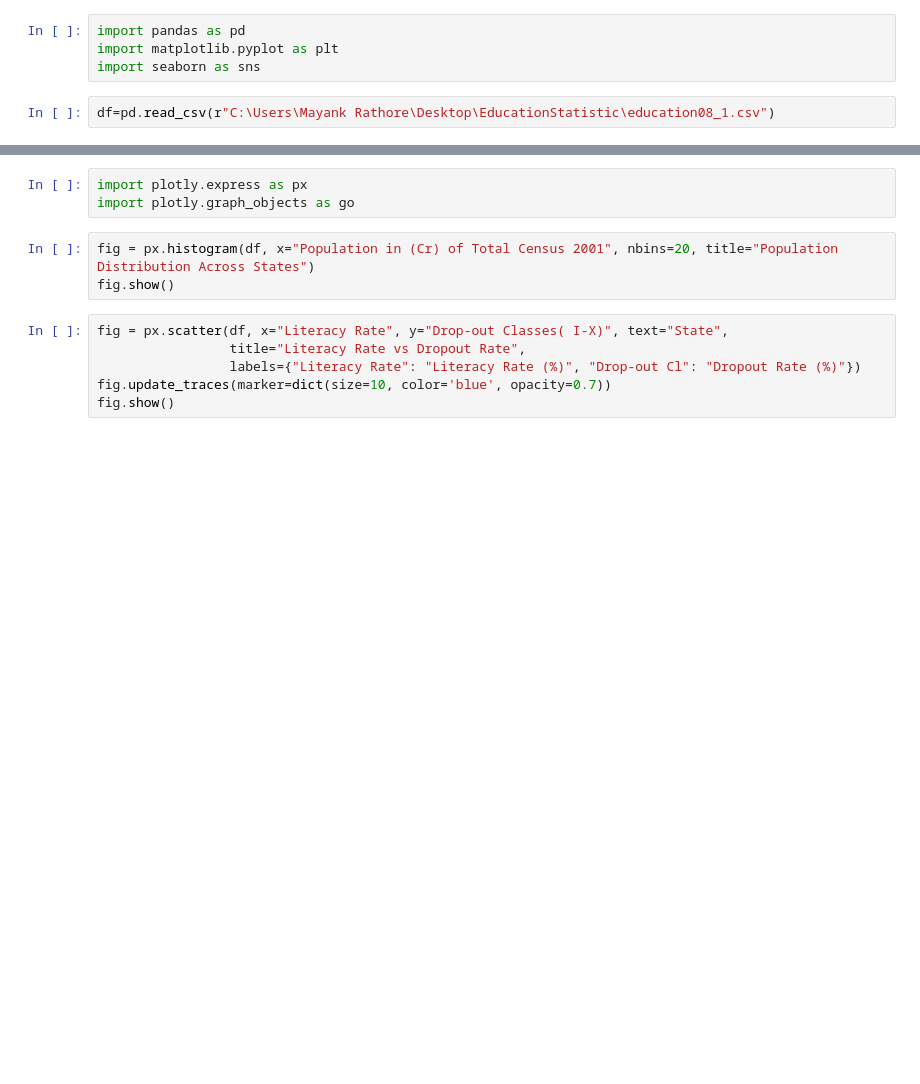
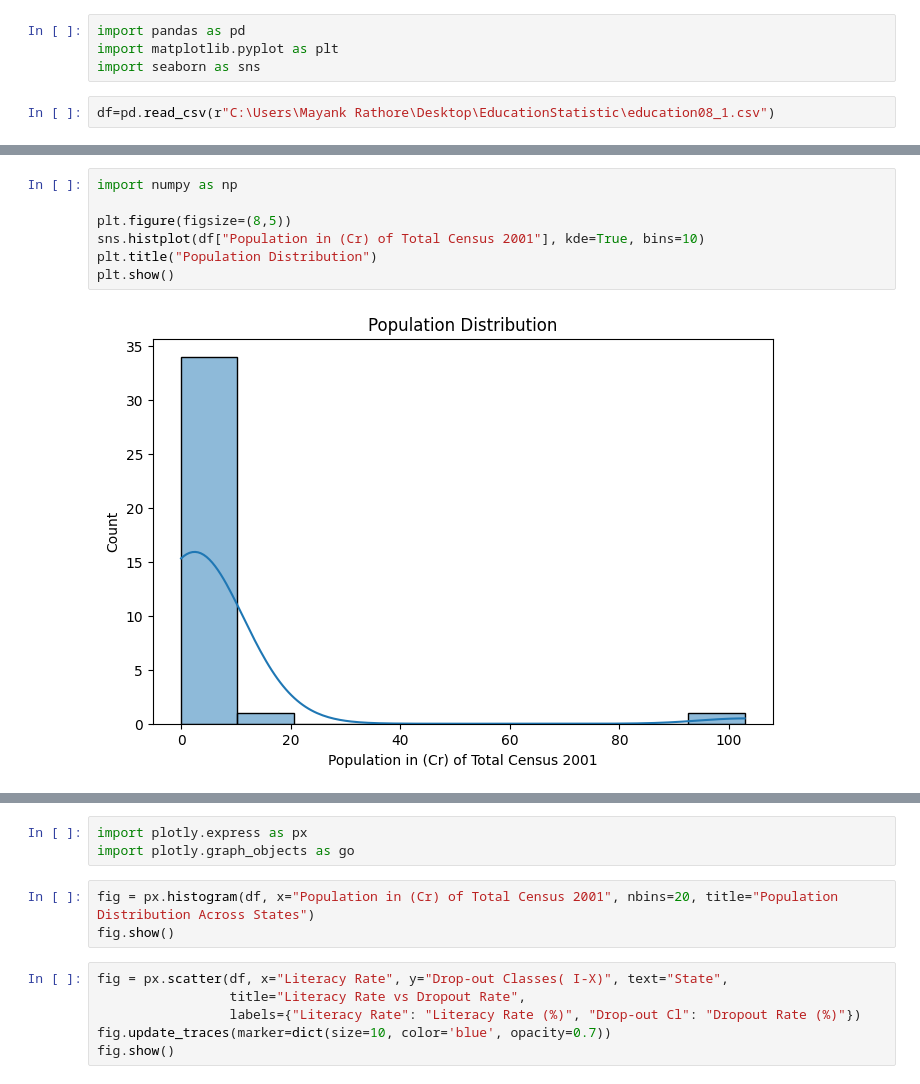
Before and after one commit to Mayank4543/Educationstatistic, a Jupyter notebook: Education.ipynb, the cells around one changed output, grey strips where cells are left out. Saved outputs shown, nothing was run; the diff lists cells and outputs as text; blank space fills up the shorter version.

```diff
--- a/Education.ipynb
+++ b/Education.ipynb
@@ -146,0 +100,9 @@ min                                         NaN
+# %%
+import numpy as np
+
+plt.figure(figsize=(8,5))
+sns.histplot(df["Population in (Cr) of Total Census 2001"], kde=True, bins=10)
+plt.title("Population Distribution")
+plt.show()
+# %% [output]
+[figure, added]
```
Also changed, not shown: parts of 16 cells of this notebook.
